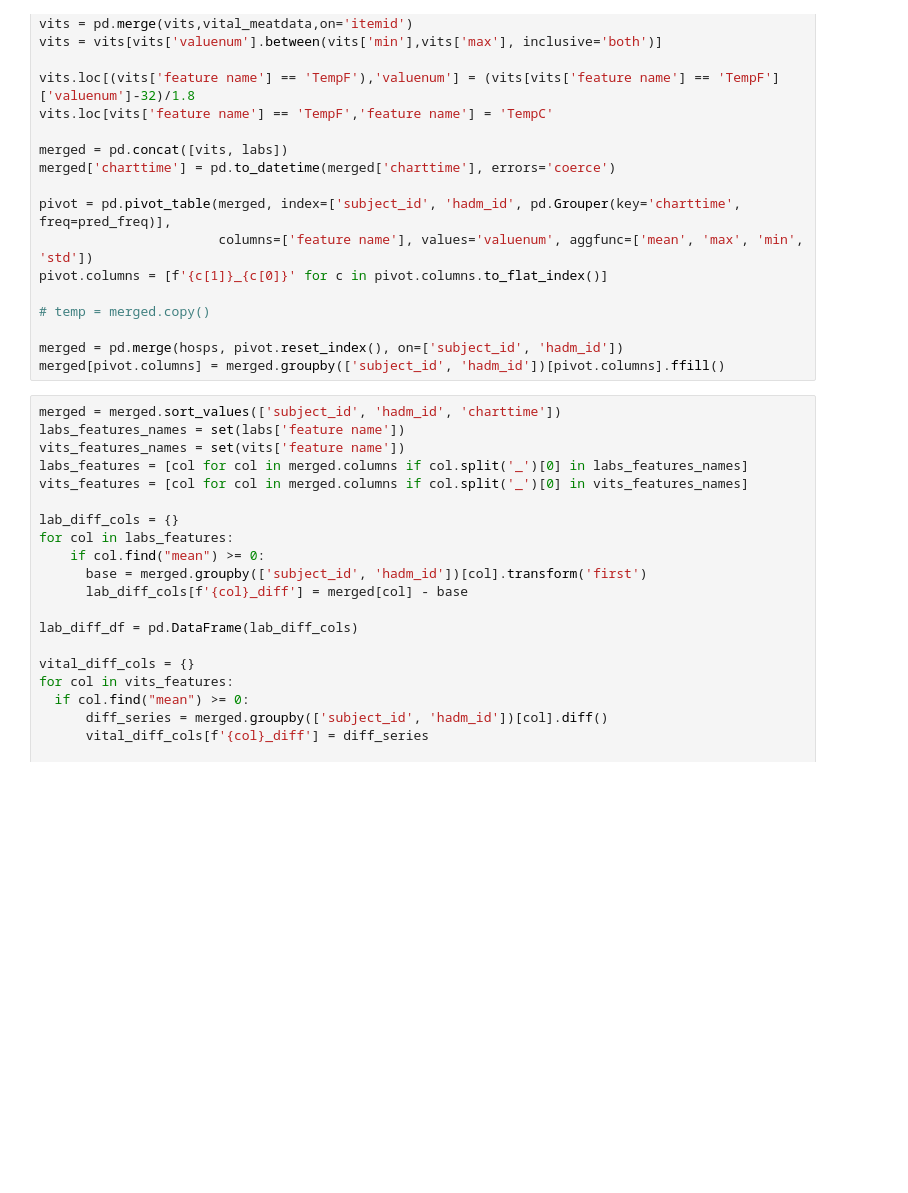
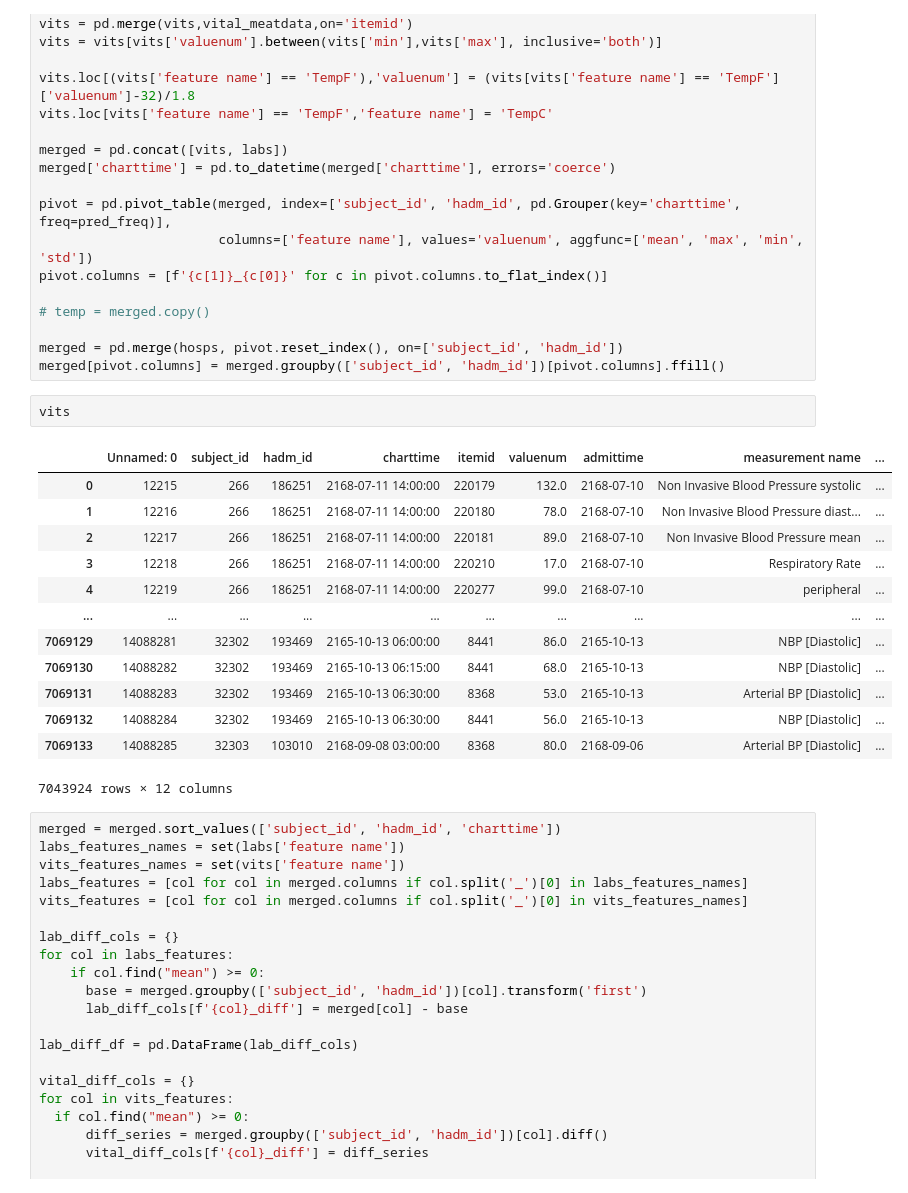
Before and after one commit to RonSheininTau/MLHC, a Jupyter notebook: Final Project.ipynb, the cells around one changed output. Saved outputs shown, nothing was run; the diff lists cells and outputs as text; blank space fills up the shorter version.

```diff
--- a/Final Project.ipynb
+++ b/Final Project.ipynb
@@ -207,6 +227,22 @@ pivot.columns = [f'{c[1]}_{c[0]}' for c in pivot.columns.to_flat_index()]
 
 merged = pd.merge(hosps, pivot.reset_index(), on=['subject_id', 'hadm_id'])
 merged[pivot.columns] = merged.groupby(['subject_id', 'hadm_id'])[pivot.columns].ffill()
+# %%
+vits
+# %% [output]
+|  | Unnamed: 0 | subject_id | hadm_id | charttime | itemid | valuenum | admittime | measurement name | ... |
+| 0 | 12215 | 266 | 186251 | 2168-07-11 14:00:00 | 220179 | 132.0 | 2168-07-10 | Non Invasive Blood Pressure systolic | ... |
+| 1 | 12216 | 266 | 186251 | 2168-07-11 14:00:00 | 220180 | 78.0 | 2168-07-10 | Non Invasive Blood Pressure diast... | ... |
+| 2 | 12217 | 266 | 186251 | 2168-07-11 14:00:00 | 220181 | 89.0 | 2168-07-10 | Non Invasive Blood Pressure mean | ... |
+| 3 | 12218 | 266 | 186251 | 2168-07-11 14:00:00 | 220210 | 17.0 | 2168-07-10 | Respiratory Rate | ... |
+| 4 | 12219 | 266 | 186251 | 2168-07-11 14:00:00 | 220277 | 99.0 | 2168-07-10 | peripheral | ... |
+| ... | ... | ... | ... | ... | ... | ... | ... | ... | ... |
+| 7069129 | 14088281 | 32302 | 193469 | 2165-10-13 06:00:00 | 8441 | 86.0 | 2165-10-13 | NBP [Diastolic] | ... |
+| 7069130 | 14088282 | 32302 | 193469 | 2165-10-13 06:15:00 | 8441 | 68.0 | 2165-10-13 | NBP [Diastolic] | ... |
+| 7069131 | 14088283 | 32302 | 193469 | 2165-10-13 06:30:00 | 8368 | 53.0 | 2165-10-13 | Arterial BP [Diastolic] | ... |
+| 7069132 | 14088284 | 32302 | 193469 | 2165-10-13 06:30:00 | 8441 | 56.0 | 2165-10-13 | NBP [Diastolic] | ... |
+| 7069133 | 14088285 | 32303 | 103010 | 2168-09-08 03:00:00 | 8368 | 80.0 | 2168-09-06 | Arterial BP [Diastolic] | ... |
+7043924 rows × 12 columns
 # %%
 merged = merged.sort_values(['subject_id', 'hadm_id', 'charttime'])
 labs_features_names = set(labs['feature name'])
```
Also changed, not shown: parts of 14 cells of this notebook, 3 other files.
